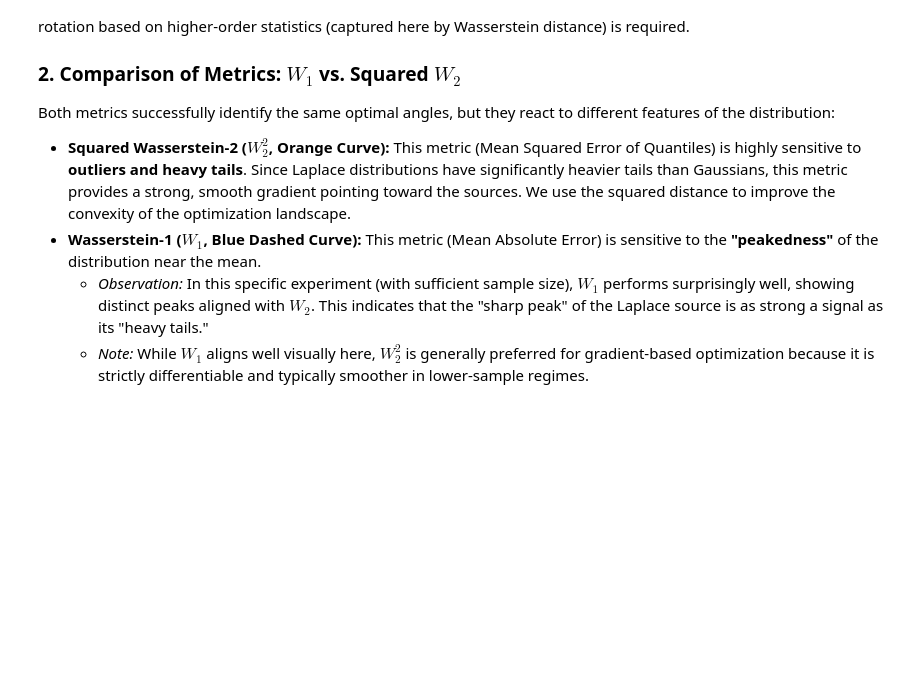
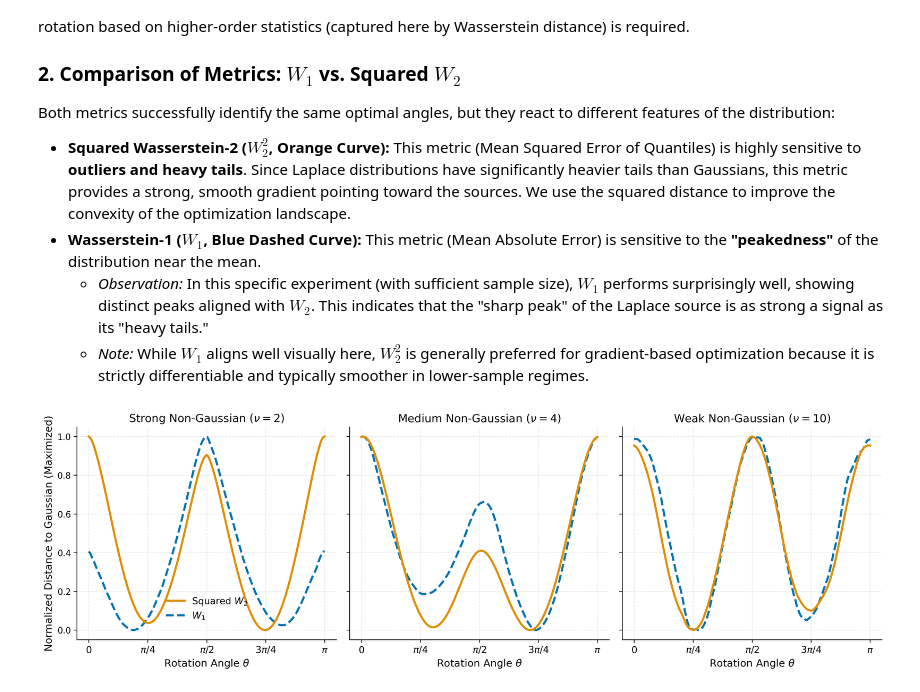
Before and after one commit to ashutoshjha3103/ot_in_linear_ica, a Jupyter notebook: exp/sim_single_ic_continous_student_t.ipynb, the cells around one changed output. Drawn from its saved outputs; the diff is of its cells as text; code cells hidden in the pictures; blank space fills up the shorter version.

Commit message:
thesis writing

```diff
--- a/exp/sim_single_ic_continous_student_t.ipynb
+++ b/exp/sim_single_ic_continous_student_t.ipynb
@@ -218,3 +261,103 @@ Both metrics successfully identify the same optimal angles, but they react to di
 * **Wasserstein-1 ($W_1$, Blue Dashed Curve):** This metric (Mean Absolute Error) is sensitive to the **"peakedness"** of the distribution near the mean.
     * *Observation:* In this specific experiment (with sufficient sample size), $W_1$ performs surprisingly well, showing distinct peaks aligned with $W_2$. This indicates that the "sharp peak" of the Laplace source is as strong a signal as its "heavy tails."
     * *Note:* While $W_1$ aligns well visually here, $W_2^2$ is generally preferred for gradient-based optimization because it is strictly differentiable and typically smoother in lower-sample regimes.
+# %%
+import numpy as np
+import torch
+import matplotlib.pyplot as plt
+import matplotlib as mpl
+from wasserstein_ica import WassersteinICA
+
+# Define a consistent Thesis Theme
+def set_thesis_theme():
+    thesis_colors = ['#0173B2', '#DE8F05', '#029E73', '#D55E00', '#CC78BC', '#CA9161']
+    mpl.rcParams.update({
+        'figure.figsize': (14, 4.5),  # Kept wide for the 1x3 grid
+        'figure.dpi': 300,
+        'axes.prop_cycle': mpl.cycler(color=thesis_colors),
+        'axes.grid': True,
+        'grid.alpha': 0.3,
+        'grid.linestyle': '--',
+        'axes.axisbelow': True,
+        'axes.spines.top': False,
+        'axes.spines.right': False,
+        'font.size': 11,
+        'axes.titlesize': 13,
+        'axes.labelsize': 12,
+        'xtick.labelsize': 11,
+        'ytick.labelsize': 10,
+        'legend.frameon': False,
+        'legend.fontsize': 11,
+        'lines.linewidth': 2.5
+    })
+
+set_thesis_theme()
+
+dfs = [2, 4, 10]
+titles = ['Strong Non-Gaussian ($\\nu=2$)',
+          'Medium Non-Gaussian ($\\nu=4$)',
+          'Weak Non-Gaussian ($\\nu=10$)']
+
+fig, axes = plt.subplots(1, 3, sharex=True, sharey=True)
+
+n_samples = 5000
+np.random.seed(42)
+
+# Mixing matrix A
+A = np.array([
+    [2.0,  0.0],
+    [0.0,  0.5]
+])
+
+for i, df in enumerate(dfs):
+    # --- 1. SIMULATE DATA ---
+    S1 = np.random.standard_t(df=df, size=n_samples)
+    S2 = np.random.standard_t(df=df, size=n_samples)
+    S = np.vstack([S1, S2])
+    X = A @ S
+    X_torch = torch.tensor(X, dtype=torch.float32)
+
+    # --- 2. WHITEN ---
+    ica = WassersteinICA(X_torch)
+    ica.whiten()
+
+    # --- 3. CALCULATE DISTANCES OVER ANGLES (0 to pi) ---
+    # Increased steps to 200 for a smoother curve over the wider range
+    theta_vals = torch.linspace(0, np.pi, steps=200, device=X_torch.device)
+    ws = torch.stack([torch.cos(theta_vals), torch.sin(theta_vals)], dim=1)
+
+    w1_dists = []
+    w2_dists = []
+
+    for w in ws:
+        w_norm = w / torch.norm(w)
+        w1 = ica.wasserstein1_distance(w_norm)
+        w2_sq = ica.wasserstein2_distance(w_norm)
+        w1_dists.append(w1.item())
+        w2_dists.append(w2_sq.item())
+
+    # --- 4. PLOT ---
+    ax = axes[i]
+    # Normalize to [0, 1] to easily compare the shapes of the peaks
+    w1_norm = (np.array(w1_dists) - np.min(w1_dists)) / (np.max(w1_dists) - np.min(w1_dists))
+    w2_norm = (np.array(w2_dists) - np.min(w2_dists)) / (np.max(w2_dists) - np.min(w2_dists))
+
+    ax.plot(theta_vals.cpu().numpy(), w2_norm, label='Squared $W_2$', color='#DE8F05', zorder=3)
+    ax.plot(theta_vals.cpu().numpy(), w1_norm, label='$W_1$', color='#0173B2', linestyle='--', zorder=2)
+
+    ax.set_title(titles[i])
+    ax.set_xlabel(r'Rotation Angle $\theta$')
+
+    # Format X-axis with Pi ticks
+    ax.set_xticks([0, np.pi/4, np.pi/2, 3*np.pi/4, np.pi])
+    ax.set_xticklabels(['$0$', r'$\pi/4$', r'$\pi/2$', r'$3\pi/4$', r'$\pi$'])
+
+    if i == 0:
+        ax.set_ylabel('Normalized Distance to Gaussian (Maximized)')
+        ax.legend(loc='lower center', bbox_to_anchor=(0.5, 0.05))
+
+plt.tight_layout()
+#plt.savefig('w1_vs_w2_landscape.png', dpi=300, bbox_inches='tight')
+plt.show()
+# %% [output]
+[figure, added]
```
Also changed, not shown: parts of 5 cells of this notebook, 14 other files.
